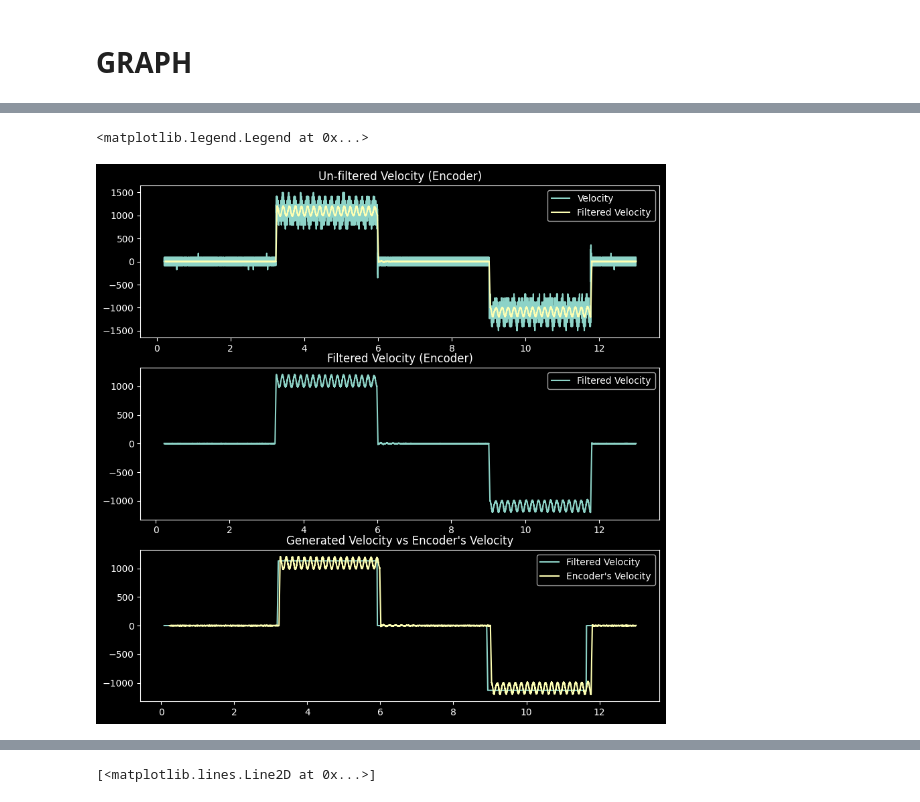
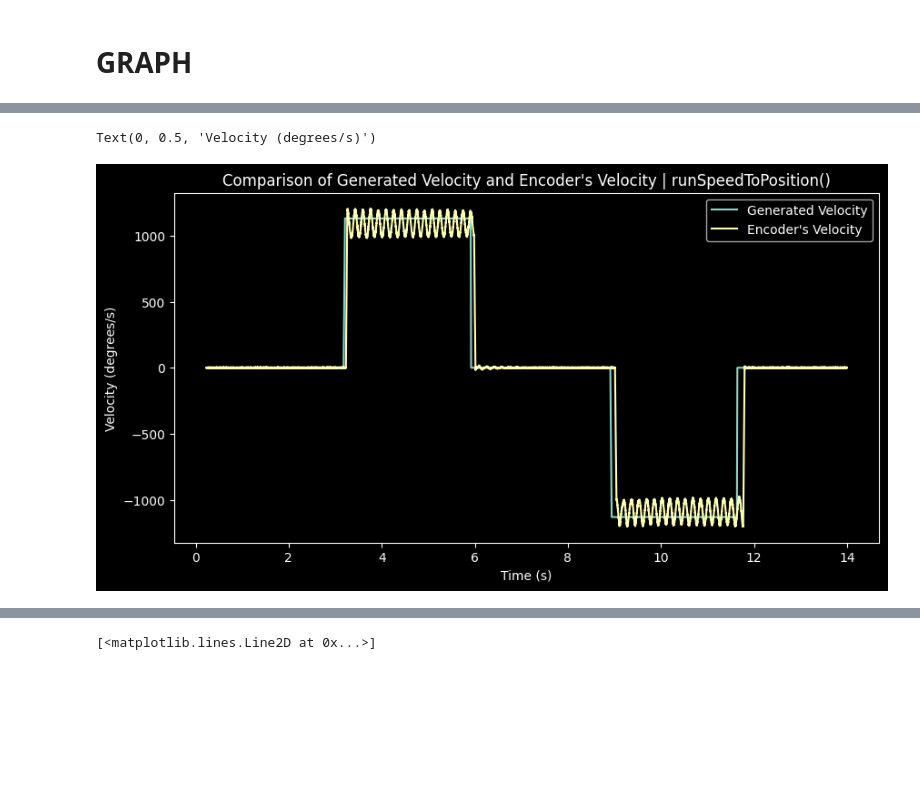
Before and after one commit to omzlette/Auto-Checkers, a Jupyter notebook: plotgraphLOAD1.ipynb, the cells around one changed output, grey strips where cells are left out. Cells and saved outputs as stored; diff of their text form; code cells hidden in the pictures; blank space fills up the shorter version.

```diff
--- a/plotgraphLOAD1.ipynb
+++ b/plotgraphLOAD1.ipynb
@@ -251,26 +255,29 @@ ax.legend()
 # %%
 dfCopy = df_encoder.copy()
 
 # Apply filter to velocity
 dfCopy['Velocity Encoder Filtered'] = dfCopy['Velocity Encoder'].rolling(window=30).mean()
 
-fig, ax = plt.subplots(3, 1, figsize=(10, 10))
-ax[0].plot(dfCopy['Time'], dfCopy['Velocity Encoder'])
-ax[0].plot(dfCopy['Time'], dfCopy['Velocity Encoder Filtered'])
-ax[1].plot(dfCopy['Time'], dfCopy['Velocity Encoder Filtered'])
-ax[2].plot(df['Time'], df['Velocity Generated'])
-ax[2].plot(dfCopy['Time'], dfCopy['Velocity Encoder Filtered'])
+fig, ax = plt.subplots(1, 1, figsize=(10, 5))
+# ax.plot(dfCopy['Time'], dfCopy['Velocity Encoder'])
+# ax.plot(dfCopy['Time'], dfCopy['Velocity Encoder Filtered'])
+# ax[1].plot(dfCopy['Time'], dfCopy['Velocity Encoder Filtered'])
+ax.plot(df['Time'], df['Velocity Generated'])
+ax.plot(dfCopy['Time'], dfCopy['Velocity Encoder Filtered'])
 
-ax[0].set_title('Un-filtered Velocity (Encoder)')
-ax[1].set_title('Filtered Velocity (Encoder)')
-ax[2].set_title('Generated Velocity vs Encoder\'s Velocity')
+# ax.set_title('Velocity using runSpeedToPosition()')
+# ax[1].set_title('Filtered Velocity (Encoder)')
+ax.set_title('Comparison of Generated Velocity and Encoder\'s Velocity | runSpeedToPosition()')
 
-ax[0].legend(['Velocity', 'Filtered Velocity'])
-ax[1].legend(['Filtered Velocity'])
-ax[2].legend(['Filtered Velocity', 'Encoder\'s Velocity'])
+# ax.legend(['Raw Velocity', 'Filtered Velocity'])
+# ax[1].legend(['Filtered Velocity'])
+ax.legend(['Generated Velocity', 'Encoder\'s Velocity'])
+
+ax.set_xlabel('Time (s)')
+ax.set_ylabel('Velocity (degrees/s)')
 # %% [output]
-<matplotlib.legend.Legend at 0x...>
+Text(0, 0.5, 'Velocity (degrees/s)')
-[figure, old version]
+[figure, new version]
 # %%
 dfCopy['Acceleration Encoder Filtered'] = dfCopy['Acceleration Encoder'].rolling(window=30).mean()
 
```
Also changed, not shown: parts of 22 cells of this notebook, 12 other files.
